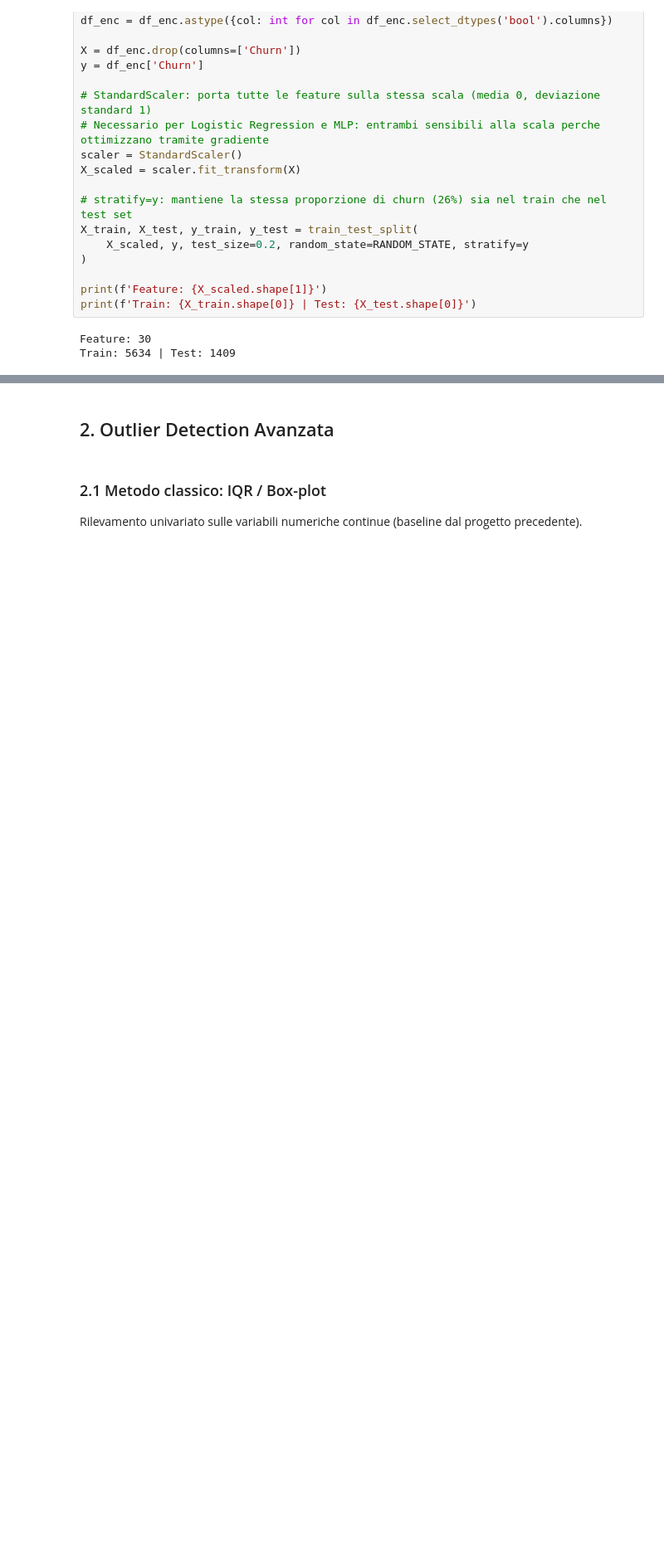
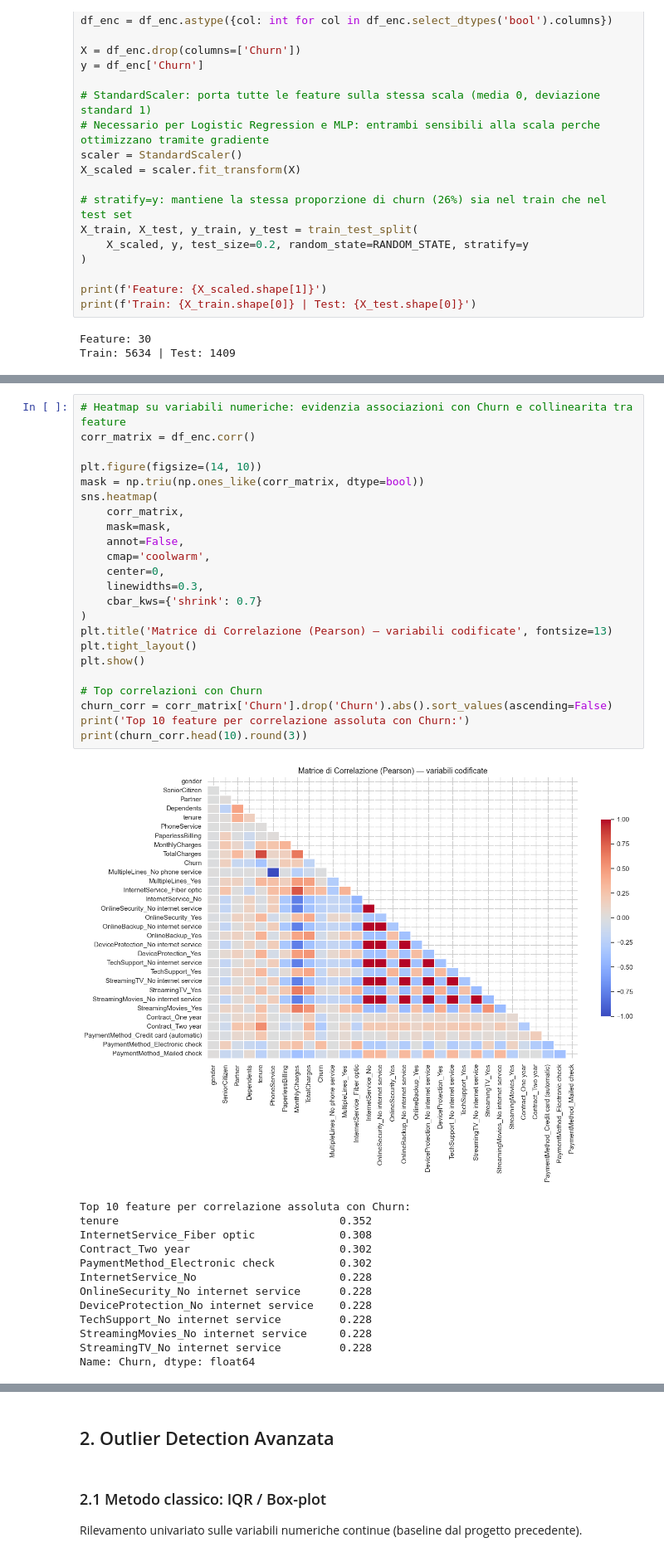
Before and after one commit to diegoandruccioli/telco-churn-ml-optimization, a Jupyter notebook: notebooks/churn_optimization.ipynb, the cells around one changed output, grey strips where cells are left out. Shown at 83% size. Cells and saved outputs as stored; diff of their text form; blank space fills up the shorter version.

```diff
--- a/notebooks/churn_optimization.ipynb
+++ b/notebooks/churn_optimization.ipynb
@@ -221,0 +269,37 @@ Train: 5634 | Test: 1409
+# %%
+# Heatmap su variabili numeriche: evidenzia associazioni con Churn e collinearita tra feature
+corr_matrix = df_enc.corr()
+
+plt.figure(figsize=(14, 10))
+mask = np.triu(np.ones_like(corr_matrix, dtype=bool))
+sns.heatmap(
+    corr_matrix,
+    mask=mask,
+    annot=False,
+    cmap='coolwarm',
+    center=0,
+    linewidths=0.3,
+    cbar_kws={'shrink': 0.7}
+)
+plt.title('Matrice di Correlazione (Pearson) — variabili codificate', fontsize=13)
+plt.tight_layout()
+plt.show()
+
+# Top correlazioni con Churn
+churn_corr = corr_matrix['Churn'].drop('Churn').abs().sort_values(ascending=False)
+print('Top 10 feature per correlazione assoluta con Churn:')
+print(churn_corr.head(10).round(3))
+# %% [output]
+[figure, added]
+Top 10 feature per correlazione assoluta con Churn:
+tenure                                  0.352
+InternetService_Fiber optic             0.308
+Contract_Two year                       0.302
+PaymentMethod_Electronic check          0.302
+InternetService_No                      0.228
+OnlineSecurity_No internet service      0.228
+DeviceProtection_No internet service    0.228
+TechSupport_No internet service         0.228
+StreamingMovies_No internet service     0.228
+StreamingTV_No internet service         0.228
+Name: Churn, dtype: float64
```
Also changed, not shown: parts of 15 cells of this notebook, 1 other file.
